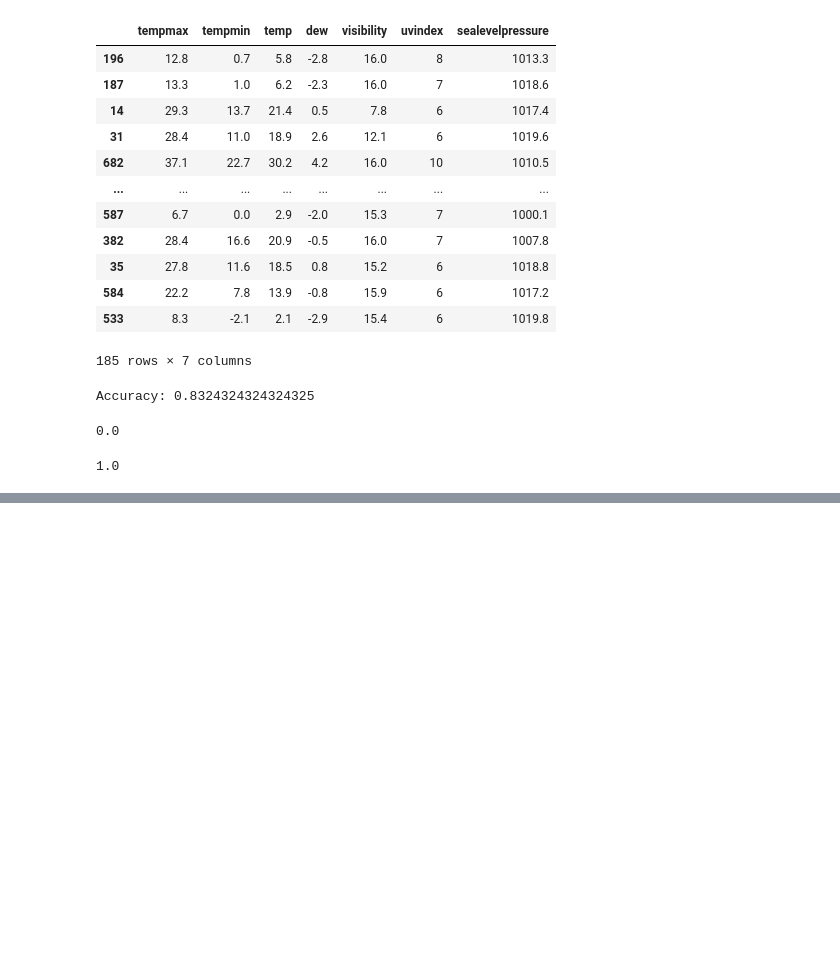
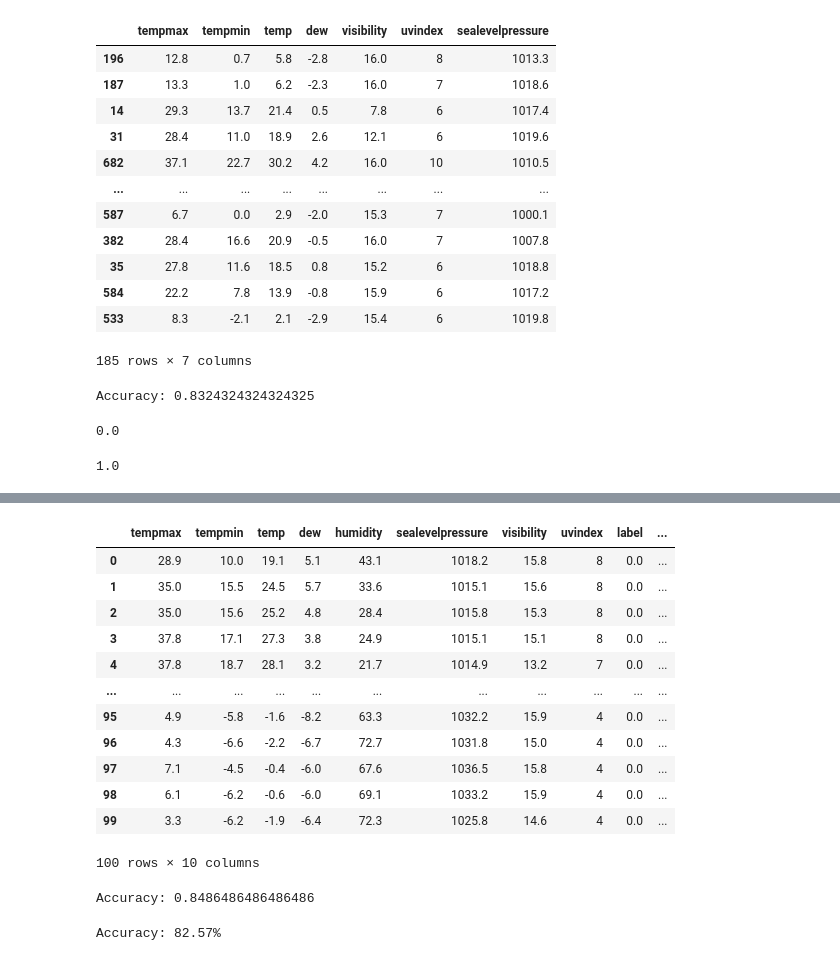
Before and after one commit to lcurtis541/CS334-AML, a Jupyter notebook: HW4/BoiseRainLogisticRegression.ipynb, the cells around one changed output, grey strips where cells are left out. Saved outputs shown, nothing was run; the diff lists cells and outputs as text; code cells hidden in the pictures; blank space fills up the shorter version.

Commit message:
Trying to increase model

```diff
--- a/HW4/BoiseRainLogisticRegression.ipynb
+++ b/HW4/BoiseRainLogisticRegression.ipynb
@@ -24,7 +24,7 @@ data
 741 rows × 9 columns
 # %%
 ## Need to create label so I will make new column based if preciptype is rain or empty
-data["label"] = dataWLabel['preciptype'].map(lambda x: 1 if "rain"==x else 0)
+data["label"] = data['preciptype'].map(lambda x: 1 if "rain"==x else 0)
 data
 # %% [output]
 |  | tempmax | tempmin | temp | dew | humidity | preciptype | sealevelpressure | visibility | uvindex | ... |
@@ -68,4 +68,4 @@ data.head(25)
 | 24 | 23.8 | 10.7 | 17.0 | 5.0 | 47.9 | rain | 1013.2 | 15.9 | 6 | ... |
 # %%
 ##I will now drop the perciptype so the model does not recognize it as a reliable indicator
-data.drop(["preciptype"],axis=1)
+data.drop(["preciptype"],axis=1,inplace=True)
@@ -141,0 +141,15 @@ prediction[0] # 1.0 for "yes, it will rain the next day", 0.0 for "no"
+# %%
+col_names = ['preciptype']
+
+data2 = data.copy()
+
+data_portland = pd.read_csv("data-portland.csv", usecols=col_names)
+##replace unknown preciptype with 0's: not neccisary
+data_portland['preciptype'] = data_portland['preciptype'].replace(np.nan, 0)
+## Need to create label so I will make new column based if preciptype is rain or empty
+data_portland["portland_rain"] = data_portland['preciptype'].map(lambda x: 1 if "rain"==x else 0)
+## There is 741 rows, because we shifted the data before, we wont shift this one because we want it to
+## be a feature and not a label, so we still have to drop the last row like before.
+data_portland['portland_rain'] = data_portland['portland_rain'].shift(-1)
+data_portland.drop([740], axis=0, inplace=True)
+data_portland
@@ -141,0 +170,34 @@ prediction[0] # 1.0 for "yes, it will rain the next day", 0.0 for "no"
+# %%
+data2 = data2.join(data_portland["portland_rain"])
+data2.head(100)
+# %% [output]
+|  | tempmax | tempmin | temp | dew | humidity | sealevelpressure | visibility | uvindex | label | ... |
+| 0 | 28.9 | 10.0 | 19.1 | 5.1 | 43.1 | 1018.2 | 15.8 | 8 | 0.0 | ... |
+| 1 | 35.0 | 15.5 | 24.5 | 5.7 | 33.6 | 1015.1 | 15.6 | 8 | 0.0 | ... |
+| 2 | 35.0 | 15.6 | 25.2 | 4.8 | 28.4 | 1015.8 | 15.3 | 8 | 0.0 | ... |
+| 3 | 37.8 | 17.1 | 27.3 | 3.8 | 24.9 | 1015.1 | 15.1 | 8 | 0.0 | ... |
+| 4 | 37.8 | 18.7 | 28.1 | 3.2 | 21.7 | 1014.9 | 13.2 | 7 | 0.0 | ... |
+| ... | ... | ... | ... | ... | ... | ... | ... | ... | ... | ... |
+| 95 | 4.9 | -5.8 | -1.6 | -8.2 | 63.3 | 1032.2 | 15.9 | 4 | 0.0 | ... |
+| 96 | 4.3 | -6.6 | -2.2 | -6.7 | 72.7 | 1031.8 | 15.0 | 4 | 0.0 | ... |
+| 97 | 7.1 | -4.5 | -0.4 | -6.0 | 67.6 | 1036.5 | 15.8 | 4 | 0.0 | ... |
+| 98 | 6.1 | -6.2 | -0.6 | -6.0 | 69.1 | 1033.2 | 15.9 | 4 | 0.0 | ... |
+| 99 | 3.3 | -6.2 | -1.9 | -6.4 | 72.3 | 1025.8 | 14.6 | 4 | 0.0 | ... |
+100 rows × 10 columns
+# %%
+# going to retrain the data but using
+feature_cols = ['tempmax','tempmin','temp','dew','visibility','uvindex','sealevelpressure','portland_rain']
+X = data2[feature_cols] # Features
+y = data2.label # Target variable
+from sklearn.model_selection import train_test_split
+X_train,X_test,y_train,y_test=train_test_split(X, y, test_size=0.25, random_state=0)
+# import the class
+# instantiate the model (using the default parameters)
+logreg = LogisticRegression(max_iter=5000)
+# fit the model with data
+logreg.fit(X_train,y_train)
+y_pred = logreg.predict(X_test)
+from sklearn import metrics
+print("Accuracy:",metrics.accuracy_score(y_test, y_pred))
+# %% [output]
+Accuracy: 0.8486486486486486
@@ -141,0 +206,9 @@ prediction[0] # 1.0 for "yes, it will rain the next day", 0.0 for "no"
+# %%
+from sklearn.model_selection import KFold
+from sklearn import model_selection
+kfold = model_selection.KFold(n_splits=10)
+model_kfold = LogisticRegression(max_iter=1000)
+results_kfold = model_selection.cross_val_score(model_kfold, X, y, cv=kfold)
+print("Accuracy: %.2f%%" % (results_kfold.mean()*100.0))
+# %% [output]
+Accuracy: 82.57%
```
Also changed, not shown: parts of 8 cells of this notebook, 1 other file.
